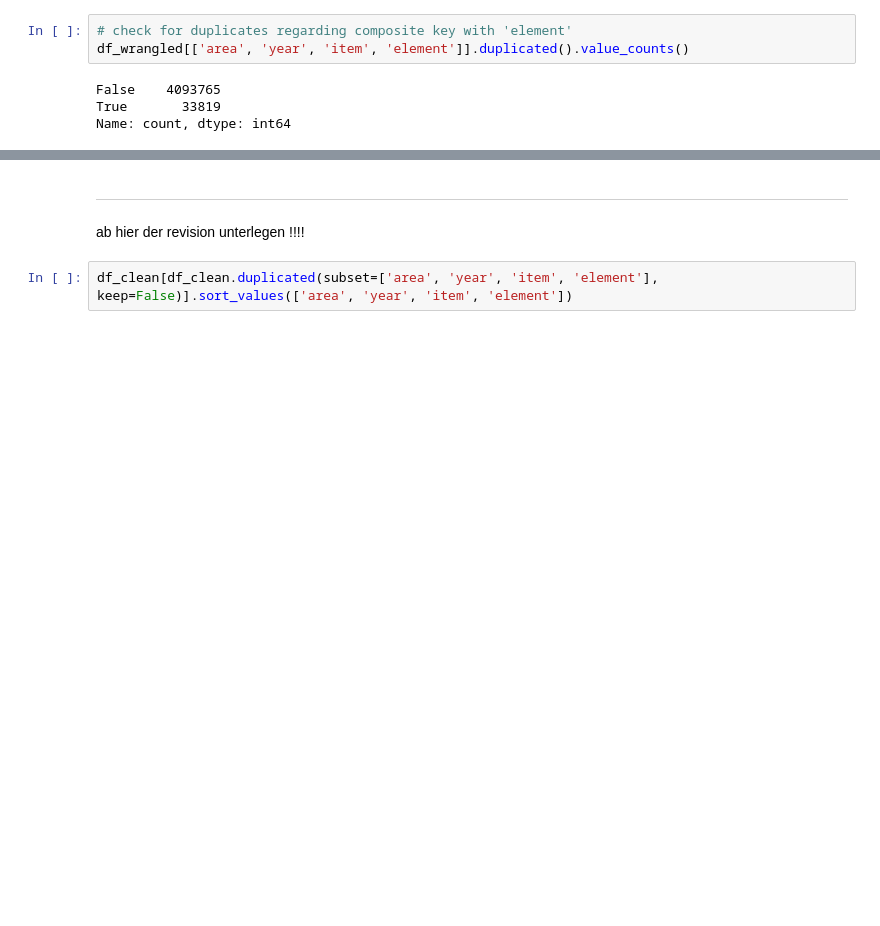
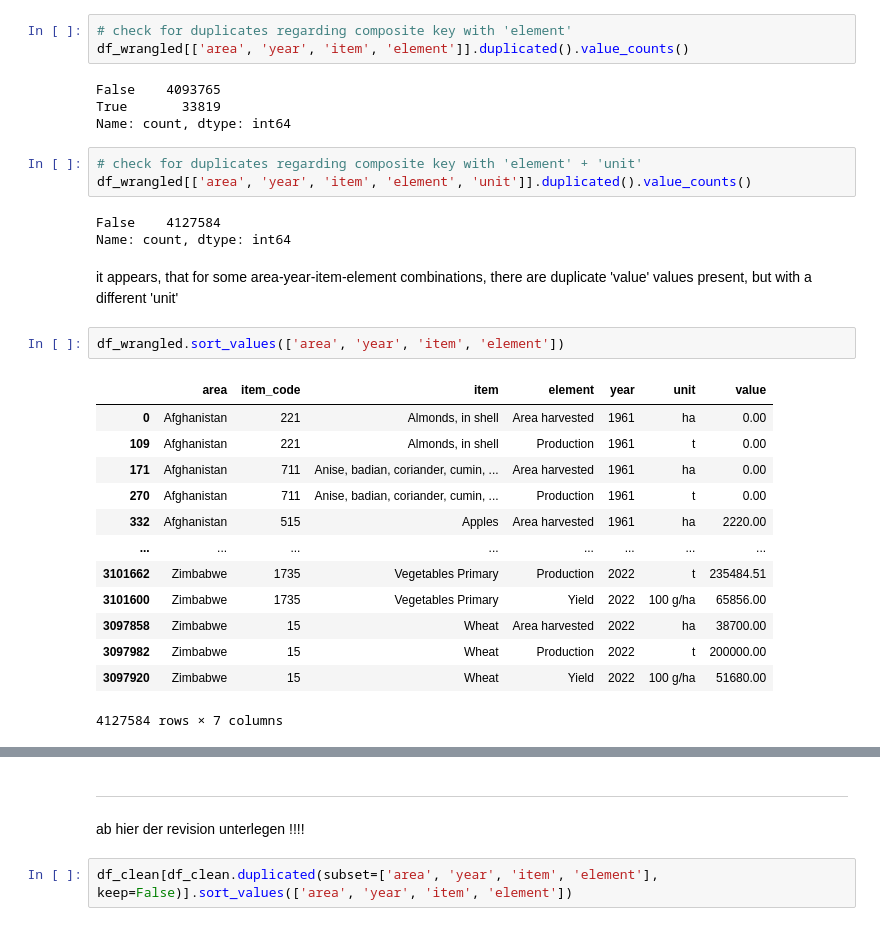
Before and after one commit to kostinam/neuefische-capstone, a Jupyter notebook: sh-1-clean-data_fao_production.ipynb, the cells around one changed output, grey strips where cells are left out. Cells and saved outputs as stored; diff of their text form; blank space fills up the shorter version.

```diff
--- a/sh-1-clean-data_fao_production.ipynb
+++ b/sh-1-clean-data_fao_production.ipynb
@@ -146,3 +146,27 @@ df_wrangled[['area', 'year', 'item', 'element']].duplicated().value_counts()
 False    4093765
 True       33819
 Name: count, dtype: int64
+# %%
+# check for duplicates regarding composite key with 'element' + 'unit'
+df_wrangled[['area', 'year', 'item', 'element', 'unit']].duplicated().value_counts()
+# %% [output]
+False    4127584
+Name: count, dtype: int64
+# %% [markdown]
+it appears, that for some area-year-item-element combinations, there are duplicate 'value' values present, but with a different 'unit'
+# %%
+df_wrangled.sort_values(['area', 'year', 'item', 'element'])
+# %% [output]
+|  | area | item_code | item | element | year | unit | value |
+| 0 | Afghanistan | 221 | Almonds, in shell | Area harvested | 1961 | ha | 0.00 |
+| 109 | Afghanistan | 221 | Almonds, in shell | Production | 1961 | t | 0.00 |
+| 171 | Afghanistan | 711 | Anise, badian, coriander, cumin, ... | Area harvested | 1961 | ha | 0.00 |
+| 270 | Afghanistan | 711 | Anise, badian, coriander, cumin, ... | Production | 1961 | t | 0.00 |
+| 332 | Afghanistan | 515 | Apples | Area harvested | 1961 | ha | 2220.00 |
+| ... | ... | ... | ... | ... | ... | ... | ... |
+| 3101662 | Zimbabwe | 1735 | Vegetables Primary | Production | 2022 | t | 235484.51 |
+| 3101600 | Zimbabwe | 1735 | Vegetables Primary | Yield | 2022 | 100 g/ha | 65856.00 |
+| 3097858 | Zimbabwe | 15 | Wheat | Area harvested | 2022 | ha | 38700.00 |
+| 3097982 | Zimbabwe | 15 | Wheat | Production | 2022 | t | 200000.00 |
+| 3097920 | Zimbabwe | 15 | Wheat | Yield | 2022 | 100 g/ha | 51680.00 |
+4127584 rows × 7 columns
```
Also changed, not shown: parts of 2 cells of this notebook, 3 other files.
